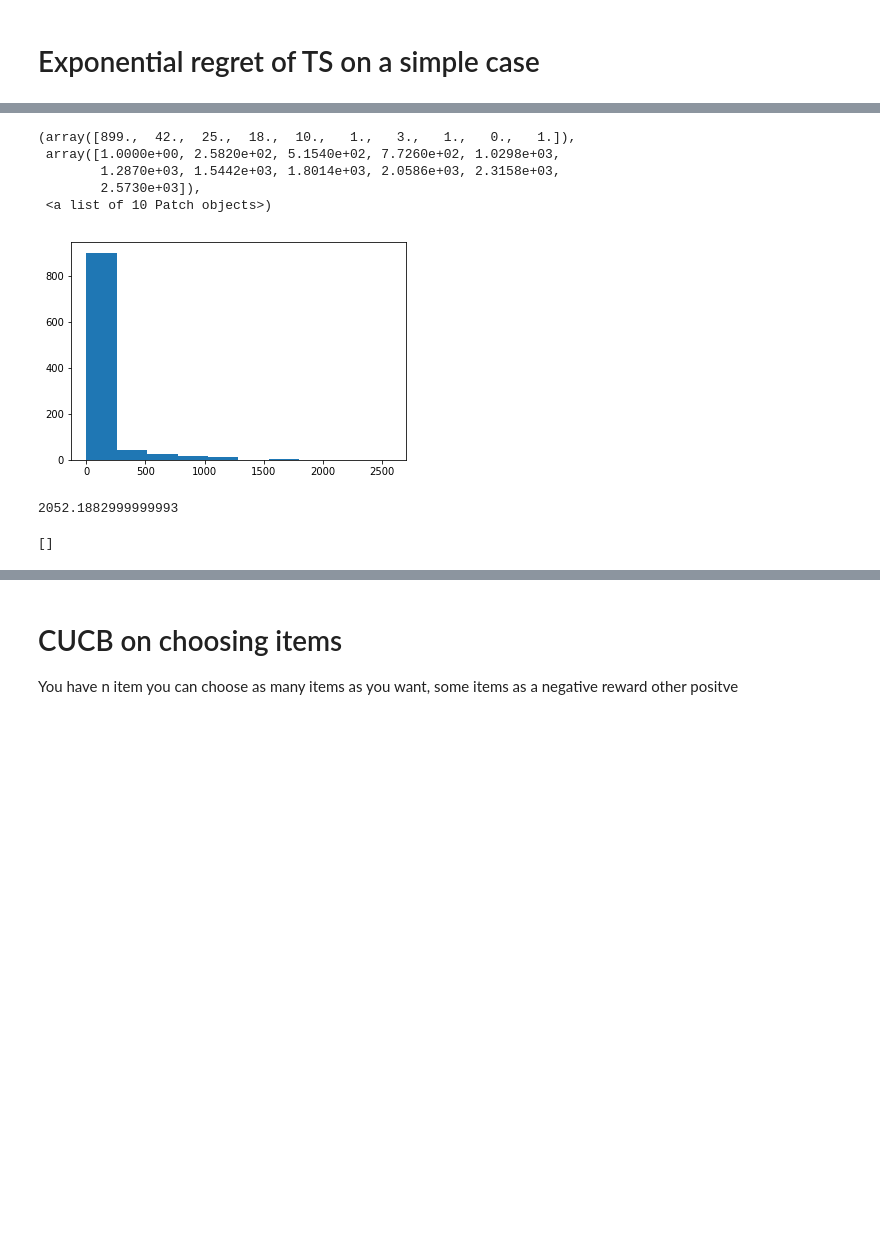
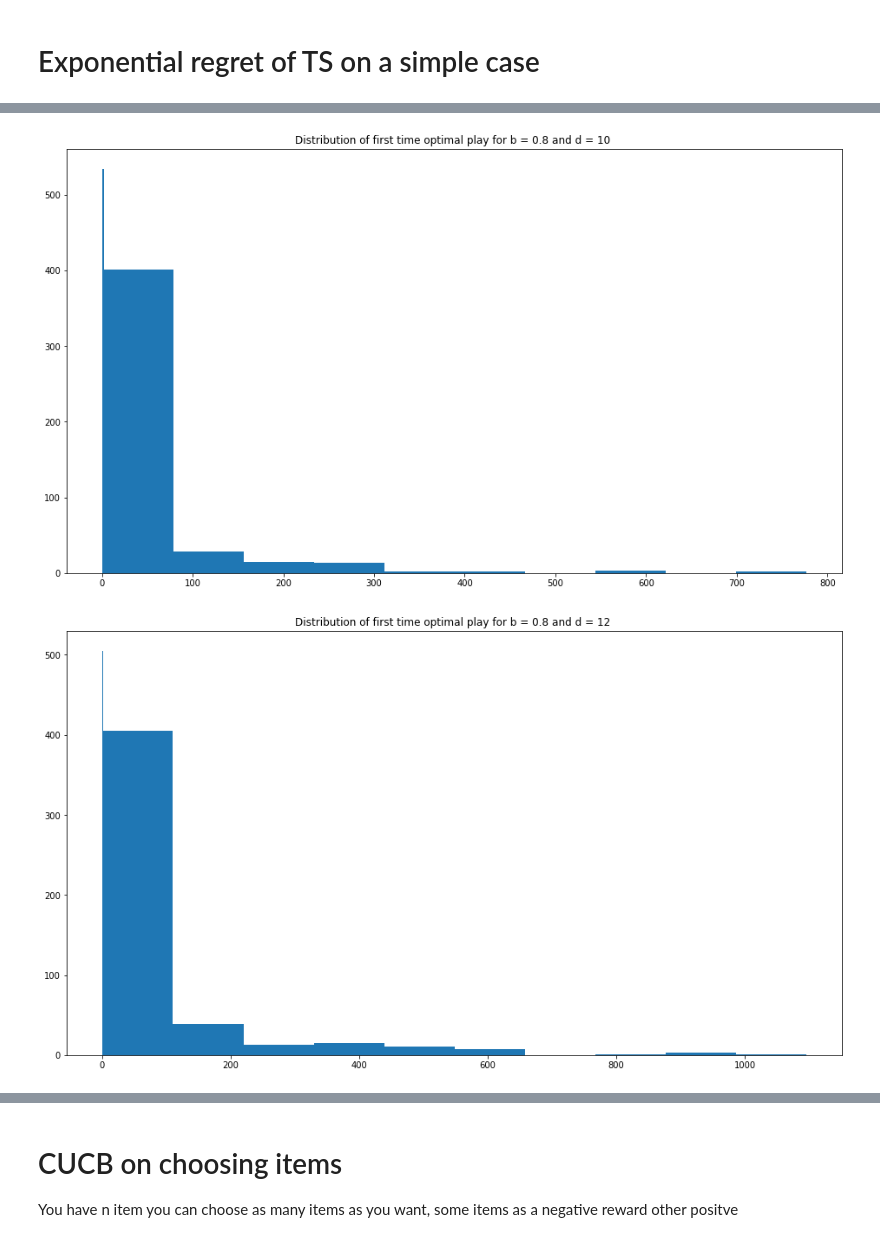
Before and after one commit to RaymZhang/TS_Combinatorial_Semi_Bandits_Curse, a Jupyter notebook: CTS_bipartite_graph.ipynb, the cells around one changed output, grey strips where cells are left out. Drawn from its saved outputs; the diff is of its cells as text; code cells hidden in the pictures; blank space fills up the shorter version.

```diff
--- a/CTS_bipartite_graph.ipynb
+++ b/CTS_bipartite_graph.ipynb
@@ -646,7 +645,7 @@ array([[0.    , 0.9   , 0.99  , 0.999 , 0.9999],
 # %%
 class Two_decision_env():
     """
-    Create an environment with 2 decisions composed of d/2 items with reward a and b with b>a>1/2
+    Create an environment with 2 decisions composed of d/2 items with reward a and b with a>b>1/2
 
     """
     def __init__(self,d,a = 0.8,b = 0.9,random_variable = "bernoulli"):
@@ -692,7 +691,7 @@ class CTS_exp():
         assert d%2 == 0, "d must be even"
         self.weight_draw = np.zeros(d)
 
-        self.decision = 0
+        self.decision = 1
 
         self.random_variable = random_variable
         self.playhist = []
@@ -800,25 +809,12 @@ KeyboardInterrupt:
 # %%
 bins = [0,50,100,1000,5000,10000,20000]
-# %%
-plt.figure(1)
-plt.clf()
-plt.hist(distrib_first_optimal)
-# %% [output]
-(array([899.,  42.,  25.,  18.,  10.,   1.,   3.,   1.,   0.,   1.]),
- array([1.0000e+00, 2.5820e+02, 5.1540e+02, 7.7260e+02, 1.0298e+03,
-        1.2870e+03, 1.5442e+03, 1.8014e+03, 2.0586e+03, 2.3158e+03,
-        2.5730e+03]),
- <a list of 10 Patch objects>)
-[figure, removed]
-# %%
-mean_regret = np.sum((b-a)*np.array(distrib_first_optimal))/1000
-print(mean_regret)
-# %% [output]
-2052.1882999999993
-# %%
-distrib_first_optimal
-# %% [output]
-[]
-# %%
-a=0.8
-b=0.9
+# %%
+for i,d in enumerate(ds):
+    plt.figure(i,figsize = (16,9))
+    plt.clf()
+    bins  = [0]+[2] + list(np.linspace(min(distrib_first_optimal[i]),max(distrib_first_optimal[i]),11))[1:]
+    plt.hist(distrib_first_optimal[i], bins = bins)
+    plt.title("Distribution of first time optimal play for b = {:.1f} and d = {:d} ".format(b,d))
+# %% [output]
+[figure, added]
+[figure, added]
```
Also changed, not shown: parts of 8 cells of this notebook.
